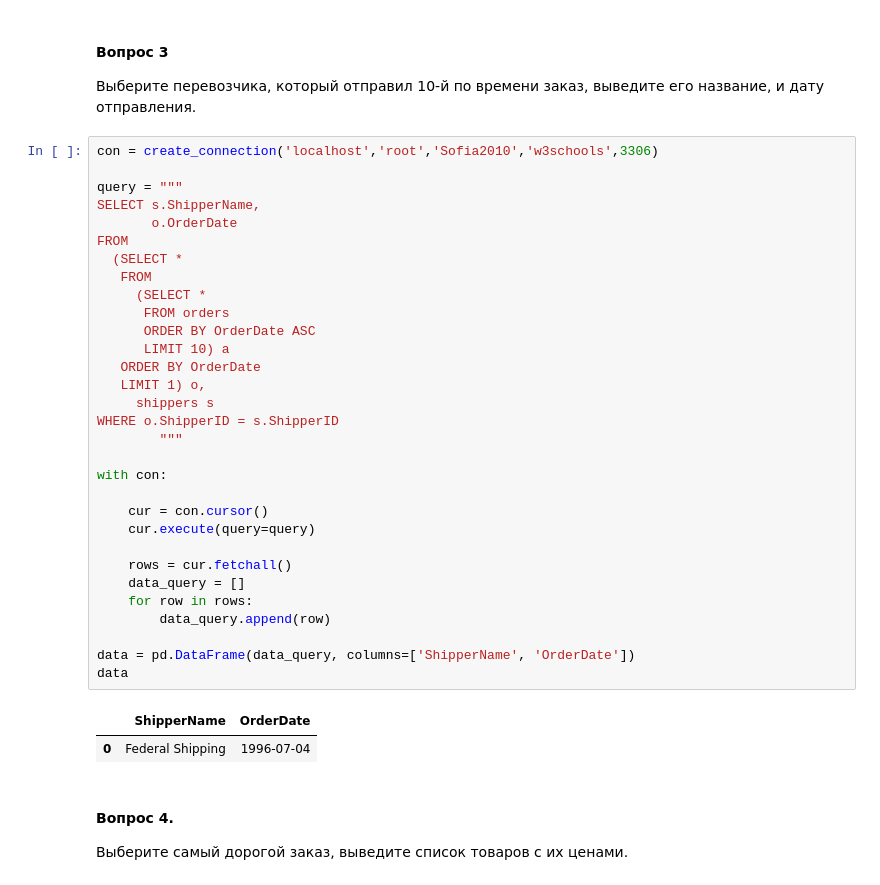
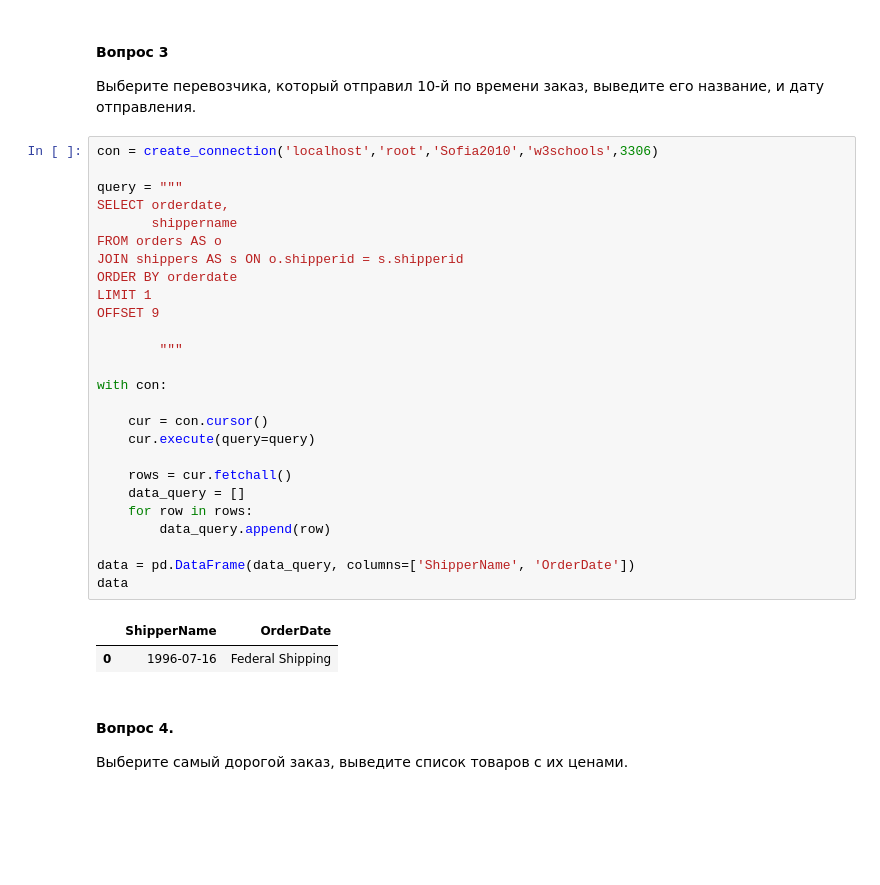
Before and after one commit to matrosov-dmitry/School-DS-HW, a Jupyter notebook: HW-6/HW-6.ipynb, the cells around one changed output. Drawn from its saved outputs; the diff is of its cells as text; blank space fills up the shorter version.

```diff
--- a/HW-6/HW-6.ipynb
+++ b/HW-6/HW-6.ipynb
@@ -111,37 +111,32 @@ data
 # %%
 con = create_connection('localhost','root','Sofia2010','w3schools',3306)
 
 query = """
-SELECT s.ShipperName,
-       o.OrderDate
-FROM
-  (SELECT *
-   FROM
-     (SELECT *
-      FROM orders
-      ORDER BY OrderDate ASC
-      LIMIT 10) a
-   ORDER BY OrderDate
-   LIMIT 1) o,
-     shippers s
-WHERE o.ShipperID = s.ShipperID
+SELECT orderdate,
+       shippername
+FROM orders AS o
+JOIN shippers AS s ON o.shipperid = s.shipperid
+ORDER BY orderdate
+LIMIT 1
+OFFSET 9
+
         """
 
 with con:
 
     cur = con.cursor()
     cur.execute(query=query)
 
     rows = cur.fetchall()
     data_query = []
     for row in rows:
         data_query.append(row)
 
 data = pd.DataFrame(data_query, columns=['ShipperName', 'OrderDate'])
 data
 # %% [output]
 |  | ShipperName | OrderDate |
-| 0 | Federal Shipping | 1996-07-04 |
+| 0 | 1996-07-16 | Federal Shipping |
 # %% [markdown]
 #### Вопрос 4.
 
```
